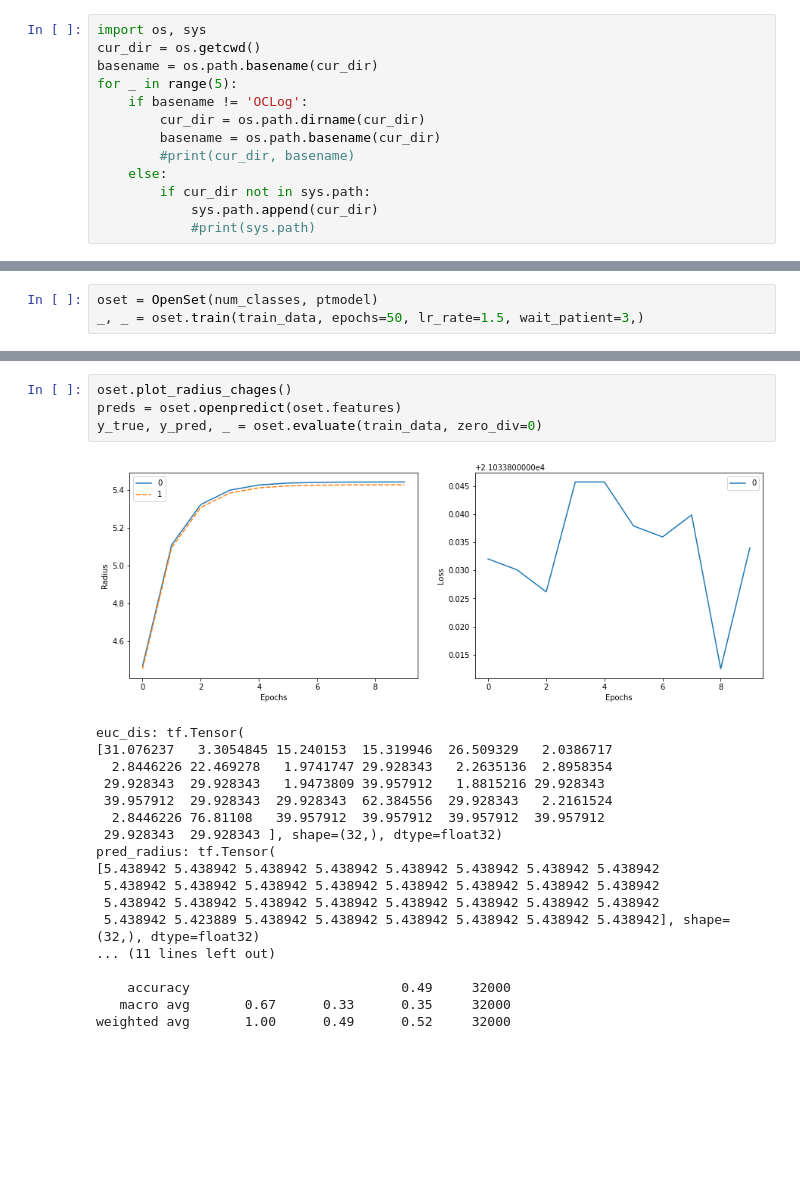
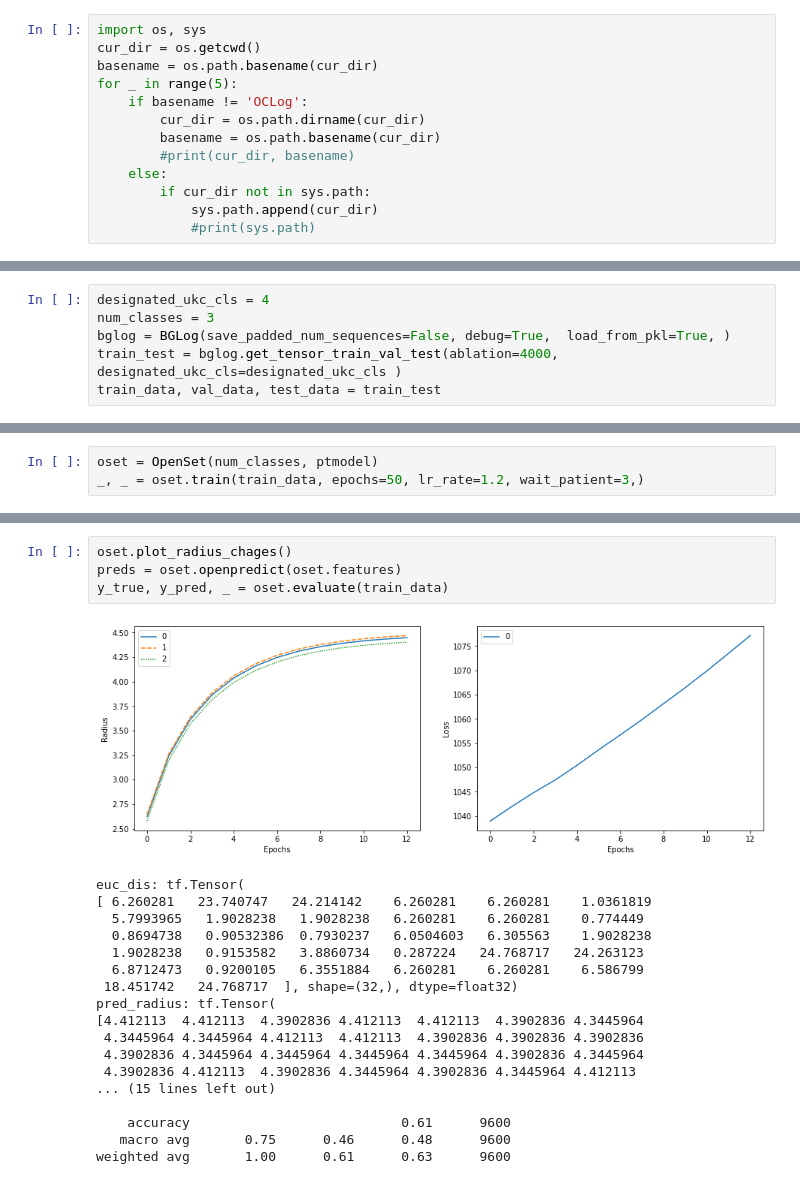
Before and after one commit to BhujayKumarBhatta/OCLog, a Jupyter notebook: oclog/openset/notebooks/E18.ipynb, the cells around one changed output, grey strips where cells are left out. Cells and saved outputs as stored; diff of their text form; blank space fills up the shorter version.

```diff
--- a/oclog/openset/notebooks/E18.ipynb
+++ b/oclog/openset/notebooks/E18.ipynb
@@ -92,0 +122,6 @@ epoch: 9/50, train_loss: 21.042266845703125, eval_score: 0.44153295725822256
+# %%
+designated_ukc_cls = 4
+num_classes = 3
+bglog = BGLog(save_padded_num_sequences=False, debug=True,  load_from_pkl=True, )
+train_test = bglog.get_tensor_train_val_test(ablation=4000, designated_ukc_cls=designated_ukc_cls )
+train_data, val_data, test_data = train_test
@@ -93,4 +169,4 @@ epoch: 9/50, train_loss: 21.042266845703125, eval_score: 0.44153295725822256
 # %%
 oset = OpenSet(num_classes, ptmodel)
-_, _ = oset.train(train_data, epochs=50, lr_rate=1.5, wait_patient=3,)
+_, _ = oset.train(train_data, epochs=50, lr_rate=1.2, wait_patient=3,)
 # %% [output]
@@ -108,23 +197,23 @@ epoch: 10/50, train_loss: 21.03383445739746, eval_score: 0.524523324139585
 # %%
 oset.plot_radius_chages()
 preds = oset.openpredict(oset.features)
-y_true, y_pred, _ = oset.evaluate(train_data, zero_div=0)
+y_true, y_pred, _ = oset.evaluate(train_data)
 # %% [output]
-[figure, old version]
+[figure, new version]
 euc_dis: tf.Tensor(
-[31.076237   3.3054845 15.240153  15.319946  26.509329   2.0386717
-  2.8446226 22.469278   1.9741747 29.928343   2.2635136  2.8958354
- 29.928343  29.928343   1.9473809 39.957912   1.8815216 29.928343
- 39.957912  29.928343  29.928343  62.384556  29.928343   2.2161524
-  2.8446226 76.81108   39.957912  39.957912  39.957912  39.957912
- 29.928343  29.928343 ], shape=(32,), dtype=float32)
+[ 6.260281   23.740747   24.214142    6.260281    6.260281    1.0361819
+  5.7993965   1.9028238   1.9028238   6.260281    6.260281    0.774449
+  0.8694738   0.90532386  0.7930237   6.0504603   6.305563    1.9028238
+  1.9028238   0.9153582   3.8860734   0.287224   24.768717   24.263123
+  6.8712473   0.9200105   6.3551884   6.260281    6.260281    6.586799
+ 18.451742   24.768717  ], shape=(32,), dtype=float32)
 pred_radius: tf.Tensor(
-[5.438942 5.438942 5.438942 5.438942 5.438942 5.438942 5.438942 5.438942
- 5.438942 5.438942 5.438942 5.438942 5.438942 5.438942 5.438942 5.438942
- 5.438942 5.438942 5.438942 5.438942 5.438942 5.438942 5.438942 5.438942
- 5.438942 5.423889 5.438942 5.438942 5.438942 5.438942 5.438942 5.438942], shape=(32,), dtype=float32)
-... (11 lines left out)
+[4.412113  4.412113  4.3902836 4.412113  4.412113  4.3902836 4.3445964
+ 4.3445964 4.3445964 4.412113  4.412113  4.3902836 4.3902836 4.3902836
+ 4.3902836 4.3445964 4.3445964 4.3445964 4.3445964 4.3902836 4.3445964
+ 4.3902836 4.412113  4.3902836 4.3445964 4.3902836 4.3445964 4.412113
+... (15 lines left out)
 
-    accuracy                           0.49     32000
-   macro avg       0.67      0.33      0.35     32000
-weighted avg       1.00      0.49      0.52     32000
+    accuracy                           0.61      9600
+   macro avg       0.75      0.46      0.48      9600
+weighted avg       1.00      0.61      0.63      9600
```
Also changed, not shown: parts of 20 cells of this notebook, 4 other files.
